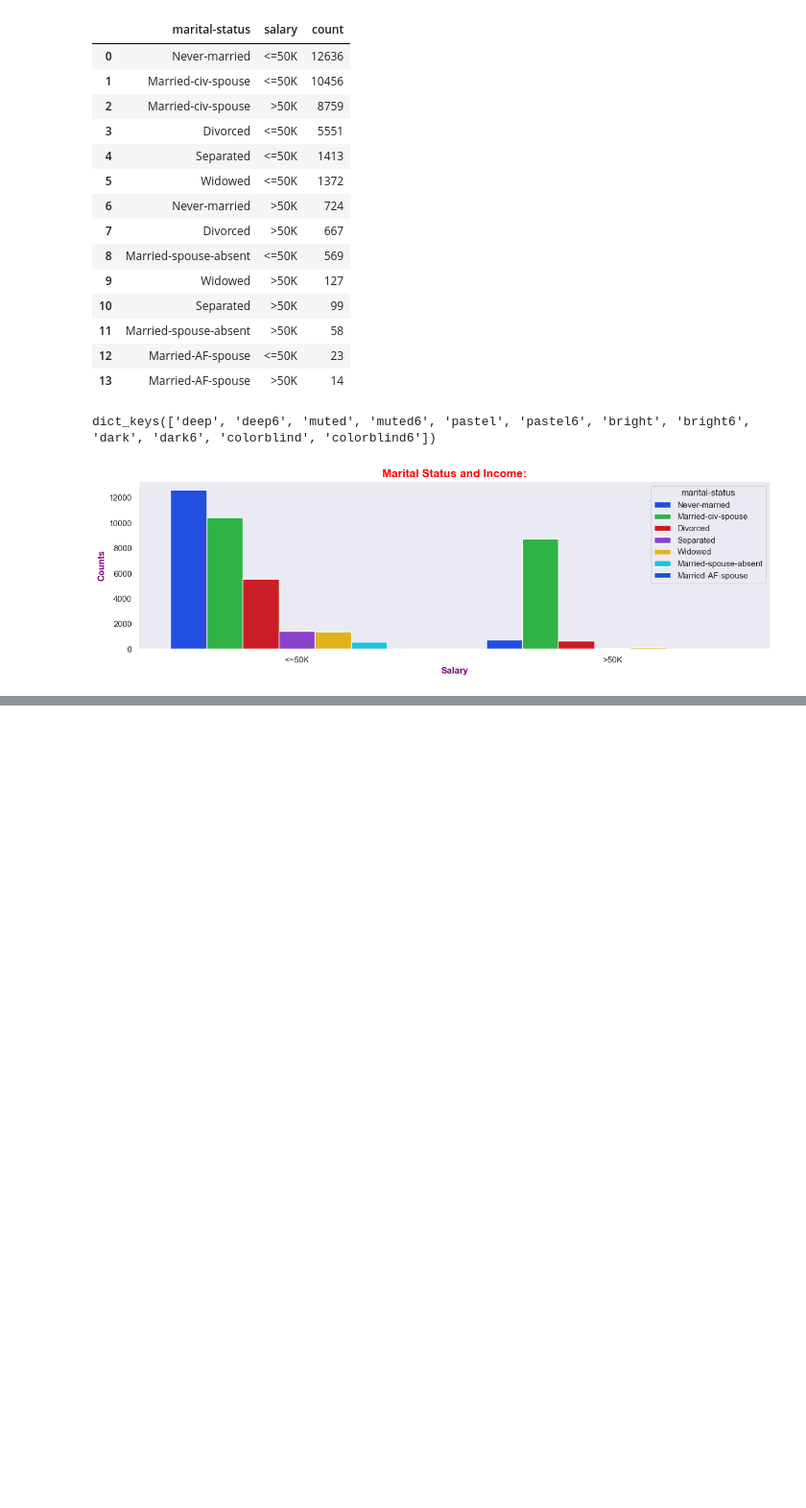
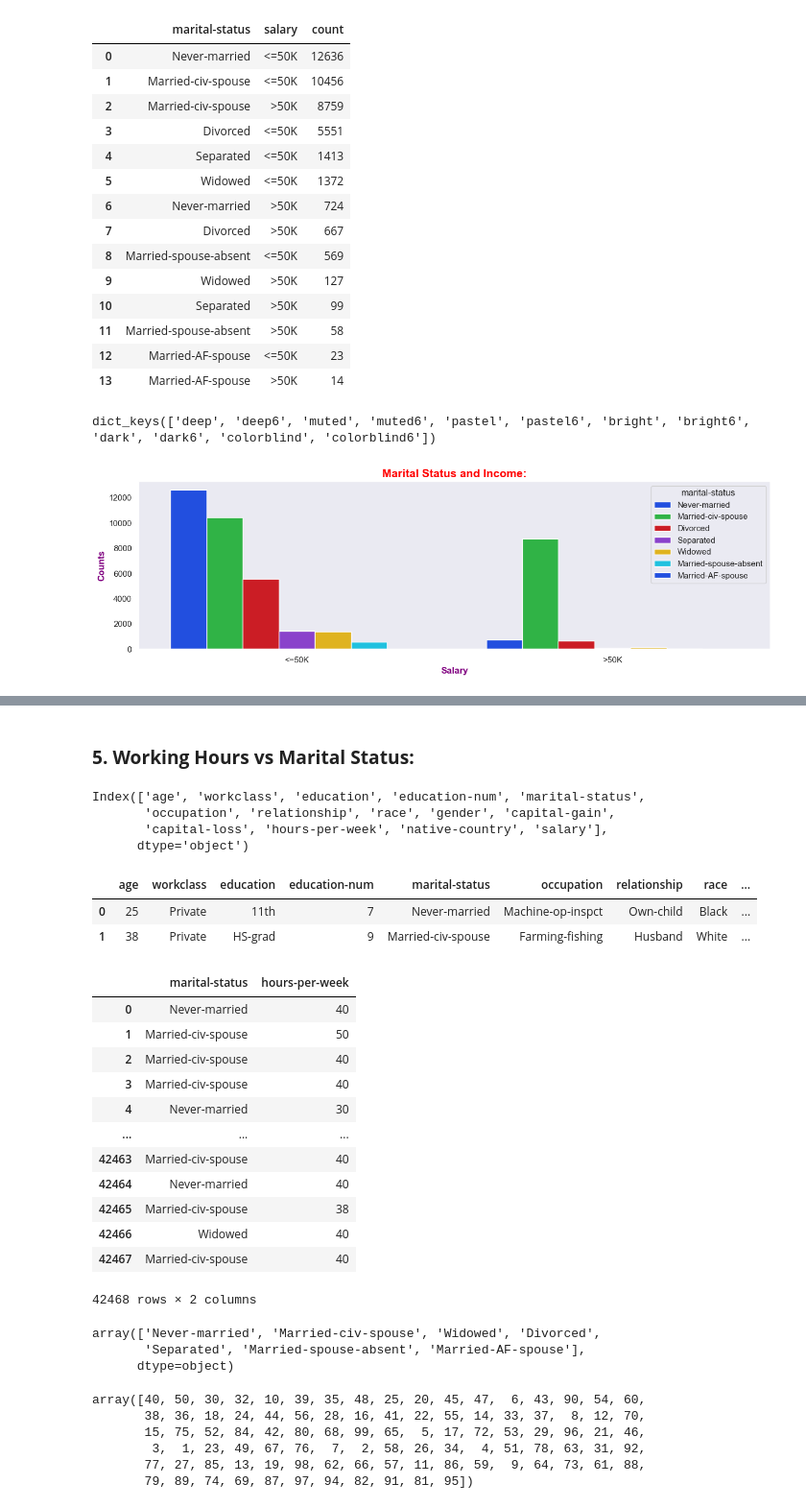
Before and after one commit to rajesh-coventry/Projects, a Jupyter notebook: 02_Data_Visuallization/04_Adults_Income_Analysis/Analysis-4_Family_and_Relationship_patters.ipynb, the cells around one changed output, grey strips where cells are left out. Shown at 96% size. Cells and saved outputs as stored; diff of their text form; code cells hidden in the pictures; blank space fills up the shorter version.

```diff
--- a/02_Data_Visuallization/04_Adults_Income_Analysis/Analysis-4_Family_and_Relationship_patters.ipynb
+++ b/02_Data_Visuallization/04_Adults_Income_Analysis/Analysis-4_Family_and_Relationship_patters.ipynb
@@ -240,0 +251,46 @@ plt.show()
+# %% [markdown]
+### **5. Working Hours vs Marital Status:**
+# %%
+data.columns
+# %% [output]
+Index(['age', 'workclass', 'education', 'education-num', 'marital-status',
+       'occupation', 'relationship', 'race', 'gender', 'capital-gain',
+       'capital-loss', 'hours-per-week', 'native-country', 'salary'],
+      dtype='object')
+# %%
+data.head(2)
+# %% [output]
+|  | age | workclass | education | education-num | marital-status | occupation | relationship | race | ... |
+| 0 | 25 | Private | 11th | 7 | Never-married | Machine-op-inspct | Own-child | Black | ... |
+| 1 | 38 | Private | HS-grad | 9 | Married-civ-spouse | Farming-fishing | Husband | White | ... |
+# %%
+data[["marital-status", "hours-per-week"]]
+# %% [output]
+|  | marital-status | hours-per-week |
+| 0 | Never-married | 40 |
+| 1 | Married-civ-spouse | 50 |
+| 2 | Married-civ-spouse | 40 |
+| 3 | Married-civ-spouse | 40 |
+| 4 | Never-married | 30 |
+| ... | ... | ... |
+| 42463 | Married-civ-spouse | 40 |
+| 42464 | Never-married | 40 |
+| 42465 | Married-civ-spouse | 38 |
+| 42466 | Widowed | 40 |
+| 42467 | Married-civ-spouse | 40 |
+42468 rows × 2 columns
+# %%
+data["marital-status"].unique()
+# %% [output]
+array(['Never-married', 'Married-civ-spouse', 'Widowed', 'Divorced',
+       'Separated', 'Married-spouse-absent', 'Married-AF-spouse'],
+      dtype=object)
+# %%
+data["hours-per-week"].unique()
+# %% [output]
+array([40, 50, 30, 32, 10, 39, 35, 48, 25, 20, 45, 47,  6, 43, 90, 54, 60,
+       38, 36, 18, 24, 44, 56, 28, 16, 41, 22, 55, 14, 33, 37,  8, 12, 70,
+       15, 75, 52, 84, 42, 80, 68, 99, 65,  5, 17, 72, 53, 29, 96, 21, 46,
+        3,  1, 23, 49, 67, 76,  7,  2, 58, 26, 34,  4, 51, 78, 63, 31, 92,
+       77, 27, 85, 13, 19, 98, 62, 66, 57, 11, 86, 59,  9, 64, 73, 61, 88,
+       79, 89, 74, 69, 87, 97, 94, 82, 91, 81, 95])
```
Also changed, not shown: parts of 9 cells of this notebook, 2 other files.
